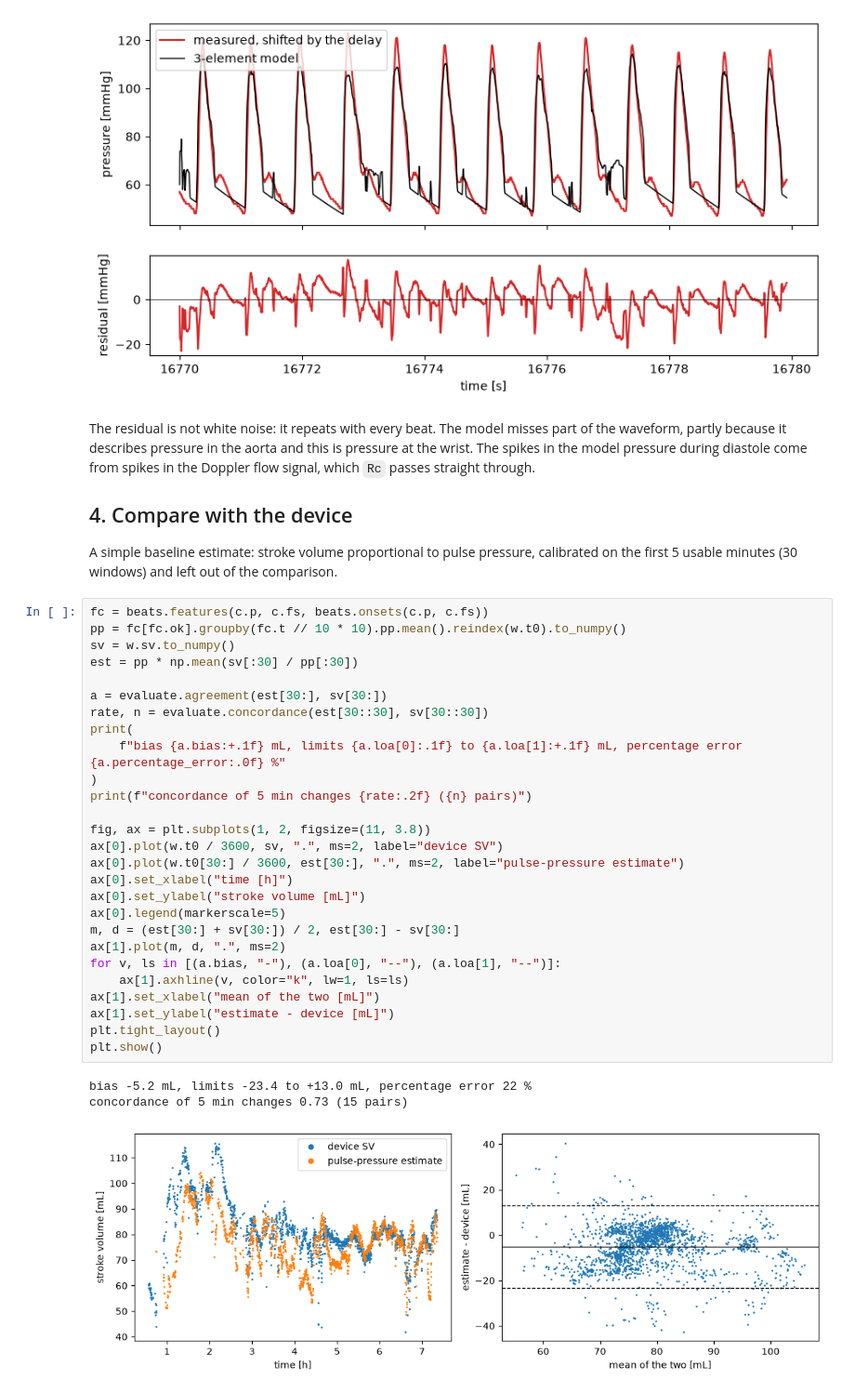
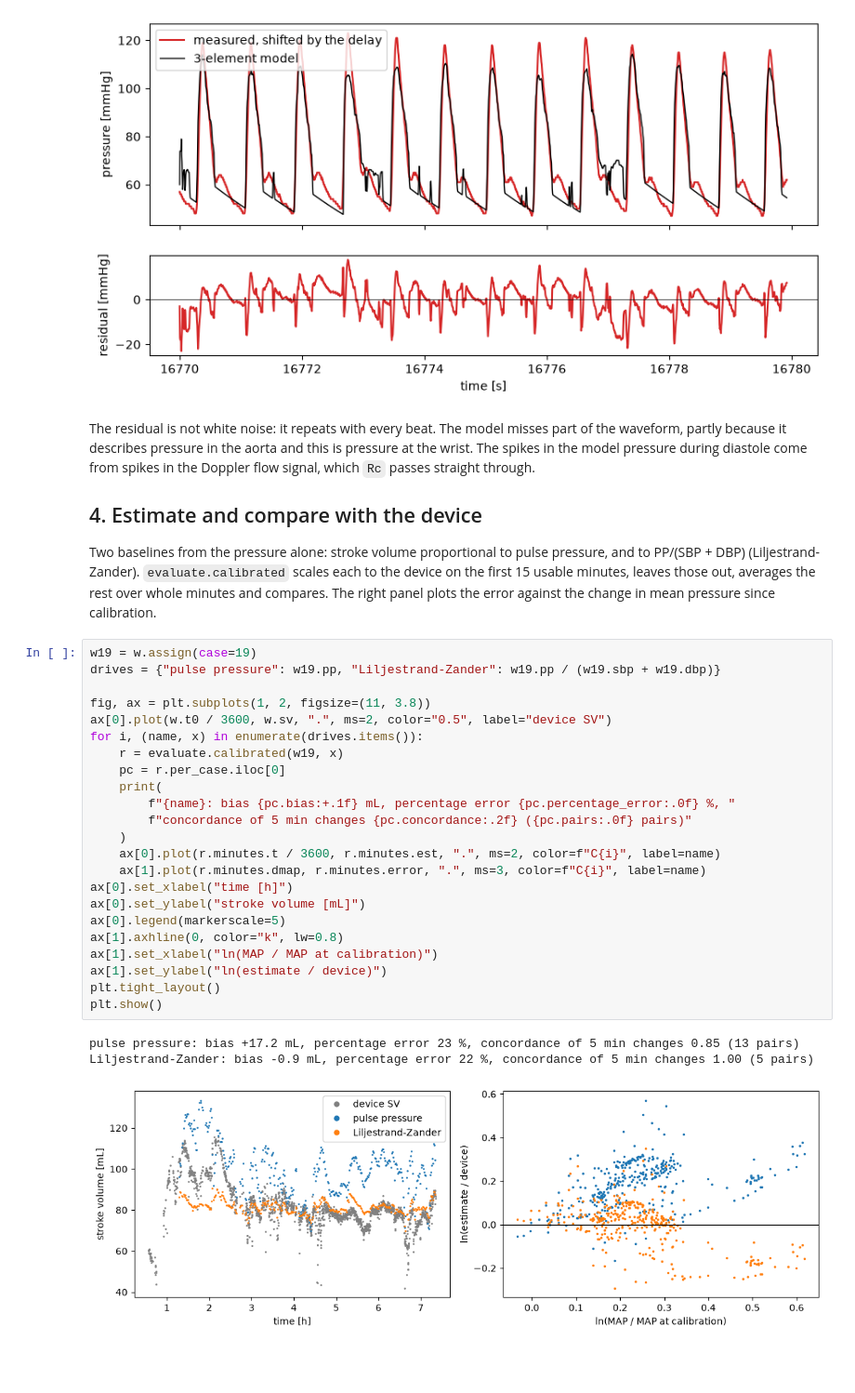
Before and after one commit to hpigot/vitaldb-hemo, a Jupyter notebook: examples/case19.ipynb, the cells around one changed output. Shown at 93% size. Drawn from its saved outputs; the diff is of its cells as text; blank space fills up the shorter version.

Commit message:
docs: evaluate both baselines with the harness and add a replay script

```diff
--- a/examples/case19.ipynb
+++ b/examples/case19.ipynb
@@ -114,40 +114,36 @@ Rp = 0.497 mmHg s/mL, C = 5.87 mL/mmHg, Rc = 0.152 mmHg s/mL, RMS error 6.3 mmHg
 # %% [markdown]
 The residual is not white noise: it repeats with every beat. The model misses part of the waveform, partly because it describes pressure in the aorta and this is pressure at the wrist. The spikes in the model pressure during diastole come from spikes in the Doppler flow signal, which `Rc` passes straight through.
 
-## 4. Compare with the device
+## 4. Estimate and compare with the device
 
-A simple baseline estimate: stroke volume proportional to pulse pressure, calibrated on the first 5 usable minutes (30 windows) and left out of the comparison.
+Two baselines from the pressure alone: stroke volume proportional to pulse pressure, and to PP/(SBP + DBP) (Liljestrand-Zander). `evaluate.calibrated` scales each to the device on the first 15 usable minutes, leaves those out, averages the rest over whole minutes and compares. The right panel plots the error against the change in mean pressure since calibration.
 # %%
-fc = beats.features(c.p, c.fs, beats.onsets(c.p, c.fs))
-pp = fc[fc.ok].groupby(fc.t // 10 * 10).pp.mean().reindex(w.t0).to_numpy()
-sv = w.sv.to_numpy()
-est = pp * np.mean(sv[:30] / pp[:30])
-
-a = evaluate.agreement(est[30:], sv[30:])
-rate, n = evaluate.concordance(est[30::30], sv[30::30])
-print(
-    f"bias {a.bias:+.1f} mL, limits {a.loa[0]:.1f} to {a.loa[1]:+.1f} mL, percentage error {a.percentage_error:.0f} %"
-)
-print(f"concordance of 5 min changes {rate:.2f} ({n} pairs)")
+w19 = w.assign(case=19)
+drives = {"pulse pressure": w19.pp, "Liljestrand-Zander": w19.pp / (w19.sbp + w19.dbp)}
 
 fig, ax = plt.subplots(1, 2, figsize=(11, 3.8))
-ax[0].plot(w.t0 / 3600, sv, ".", ms=2, label="device SV")
-ax[0].plot(w.t0[30:] / 3600, est[30:], ".", ms=2, label="pulse-pressure estimate")
+ax[0].plot(w.t0 / 3600, w.sv, ".", ms=2, color="0.5", label="device SV")
+for i, (name, x) in enumerate(drives.items()):
+    r = evaluate.calibrated(w19, x)
+    pc = r.per_case.iloc[0]
+    print(
+        f"{name}: bias {pc.bias:+.1f} mL, percentage error {pc.percentage_error:.0f} %, "
+        f"concordance of 5 min changes {pc.concordance:.2f} ({pc.pairs:.0f} pairs)"
+    )
+    ax[0].plot(r.minutes.t / 3600, r.minutes.est, ".", ms=2, color=f"C{i}", label=name)
+    ax[1].plot(r.minutes.dmap, r.minutes.error, ".", ms=3, color=f"C{i}", label=name)
 ax[0].set_xlabel("time [h]")
 ax[0].set_ylabel("stroke volume [mL]")
 ax[0].legend(markerscale=5)
-m, d = (est[30:] + sv[30:]) / 2, est[30:] - sv[30:]
-ax[1].plot(m, d, ".", ms=2)
-for v, ls in [(a.bias, "-"), (a.loa[0], "--"), (a.loa[1], "--")]:
-    ax[1].axhline(v, color="k", lw=1, ls=ls)
-ax[1].set_xlabel("mean of the two [mL]")
-ax[1].set_ylabel("estimate - device [mL]")
+ax[1].axhline(0, color="k", lw=0.8)
+ax[1].set_xlabel("ln(MAP / MAP at calibration)")
+ax[1].set_ylabel("ln(estimate / device)")
 plt.tight_layout()
 plt.show()
 # %% [output]
-bias -5.2 mL, limits -23.4 to +13.0 mL, percentage error 22 %
-concordance of 5 min changes 0.73 (15 pairs)
+pulse pressure: bias +17.2 mL, percentage error 23 %, concordance of 5 min changes 0.85 (13 pairs)
+Liljestrand-Zander: bias -0.9 mL, percentage error 22 %, concordance of 5 min changes 1.00 (5 pairs)
-[figure, old version]
+[figure, new version]
 # %% [markdown]
 ## Next
 
```
Also changed, not shown: parts of 2 cells of this notebook, 5 other files.
